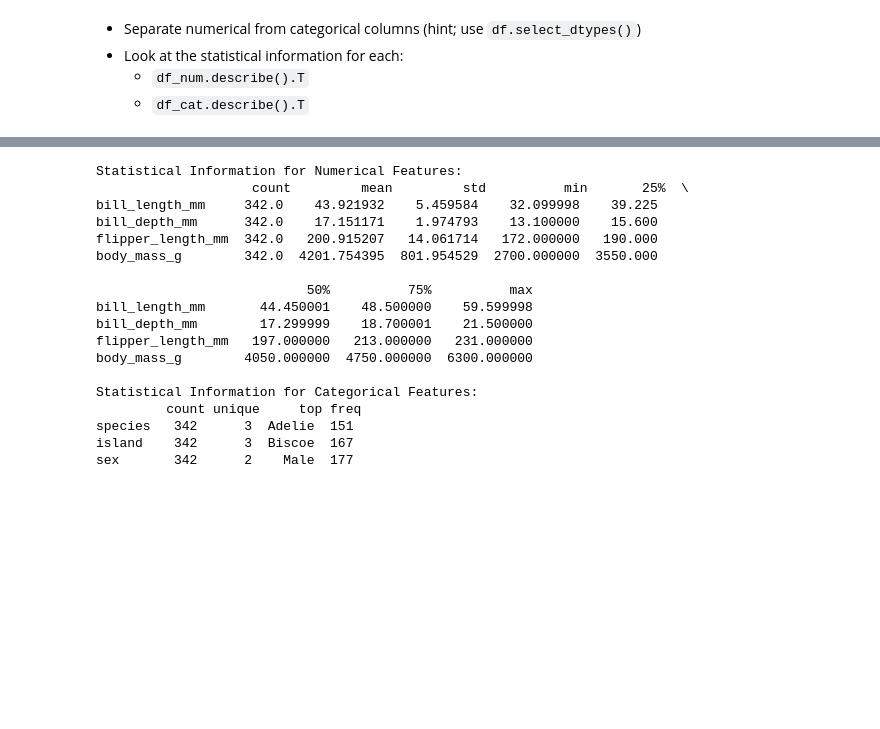
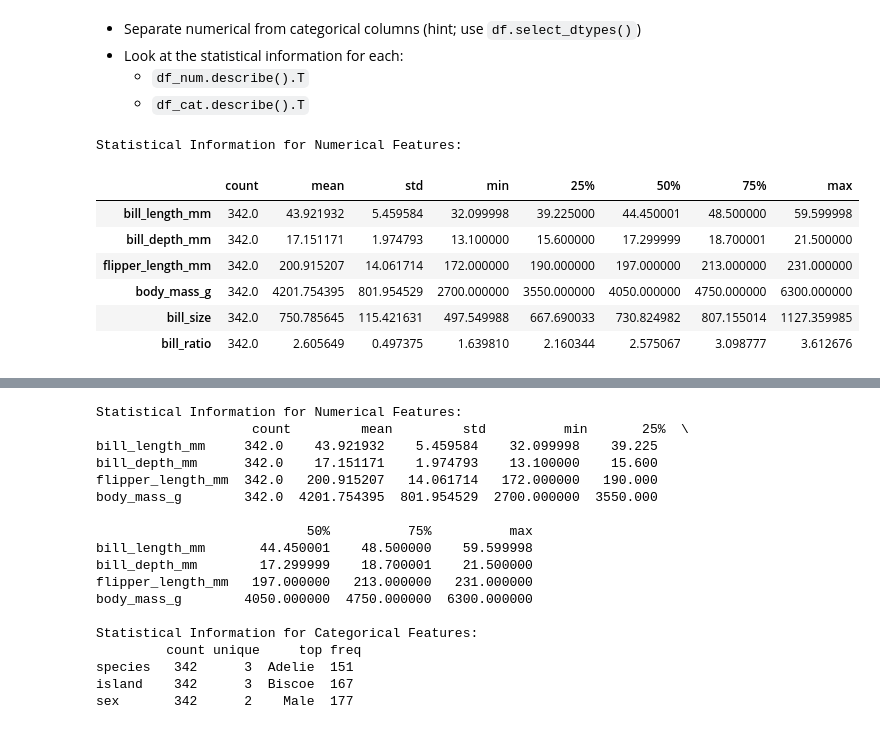
Before and after one commit to ReemAlbluwi/data-analytics, a Jupyter notebook: penguins_exercise.ipynb, the cells around one changed output, grey strips where cells are left out. Cells and saved outputs as stored; diff of their text form; code cells hidden in the pictures; blank space fills up the shorter version.

```diff
--- a/penguins_exercise.ipynb
+++ b/penguins_exercise.ipynb
@@ -292,3 +313,19 @@ Name: count, dtype: int64
 - Look at the statistical information for each:
     - `df_num.describe().T`
     - `df_cat.describe().T`
+# %%
+# Separate numerical and categorical features
+df_num = dfـpenguins.select_dtypes(include=['number'])
+df_cat = dfـpenguins.select_dtypes(include=['category'])
+# %%
+print("Statistical Information for Numerical Features:\n")
+df_num.describe().T
+# %% [output]
+Statistical Information for Numerical Features:
+|  | count | mean | std | min | 25% | 50% | 75% | max |
+| bill_length_mm | 342.0 | 43.921932 | 5.459584 | 32.099998 | 39.225000 | 44.450001 | 48.500000 | 59.599998 |
+| bill_depth_mm | 342.0 | 17.151171 | 1.974793 | 13.100000 | 15.600000 | 17.299999 | 18.700001 | 21.500000 |
+| flipper_length_mm | 342.0 | 200.915207 | 14.061714 | 172.000000 | 190.000000 | 197.000000 | 213.000000 | 231.000000 |
+| body_mass_g | 342.0 | 4201.754395 | 801.954529 | 2700.000000 | 3550.000000 | 4050.000000 | 4750.000000 | 6300.000000 |
+| bill_size | 342.0 | 750.785645 | 115.421631 | 497.549988 | 667.690033 | 730.824982 | 807.155014 | 1127.359985 |
+| bill_ratio | 342.0 | 2.605649 | 0.497375 | 1.639810 | 2.160344 | 2.575067 | 3.098777 | 3.612676 |
```
Also changed, not shown: parts of 12 cells of this notebook.
